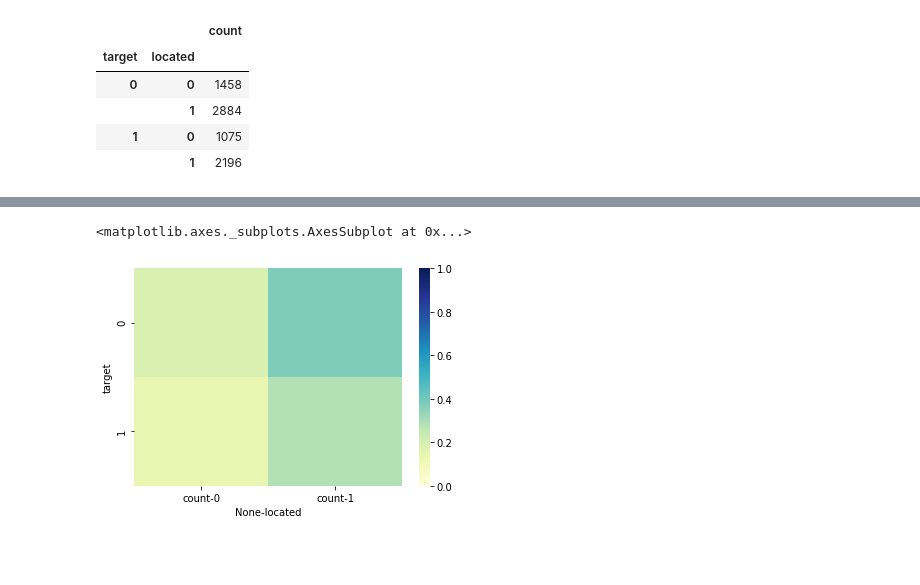
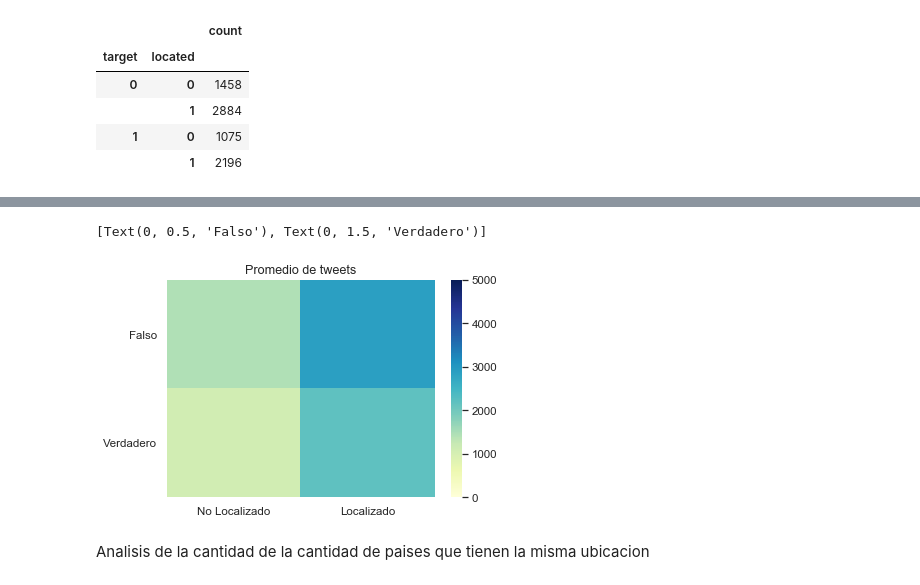
Before and after one commit to AgustinLeguizamon/datos_tp_1, a Jupyter notebook: tp1_tomas.ipynb, the cells around one changed output, grey strips where cells are left out. Cells and saved outputs as stored; diff of their text form; code cells hidden in the pictures; blank space fills up the shorter version.

```diff
--- a/tp1_tomas.ipynb
+++ b/tp1_tomas.ipynb
@@ -68,5 +69,10 @@ pivoted
-# %%
-sns.heatmap(pivoted,vmin=0, vmax=1,cmap="YlGnBu")
-# %% [output]
-<matplotlib.axes._subplots.AxesSubplot at 0x...>
-[figure, removed]
+# %%
+
+ax = sns.heatmap(pivoted,vmin=0, vmax=5000,cmap="YlGnBu",xticklabels=["No Localizado","Localizado"],yticklabels=["Falso","Verdadero"])
+ax.set(xlabel= "",ylabel = "",title= "Promedio de tweets")
+ax.set_yticklabels(ax.get_yticklabels(), rotation =0)
+# %% [output]
+[Text(0, 0.5, 'Falso'), Text(0, 1.5, 'Verdadero')]
+[figure, added]
+# %% [markdown]
+Analisis de la cantidad de la cantidad de paises que tienen la misma ubicacion
```
Also changed, not shown: parts of 11 cells of this notebook.
